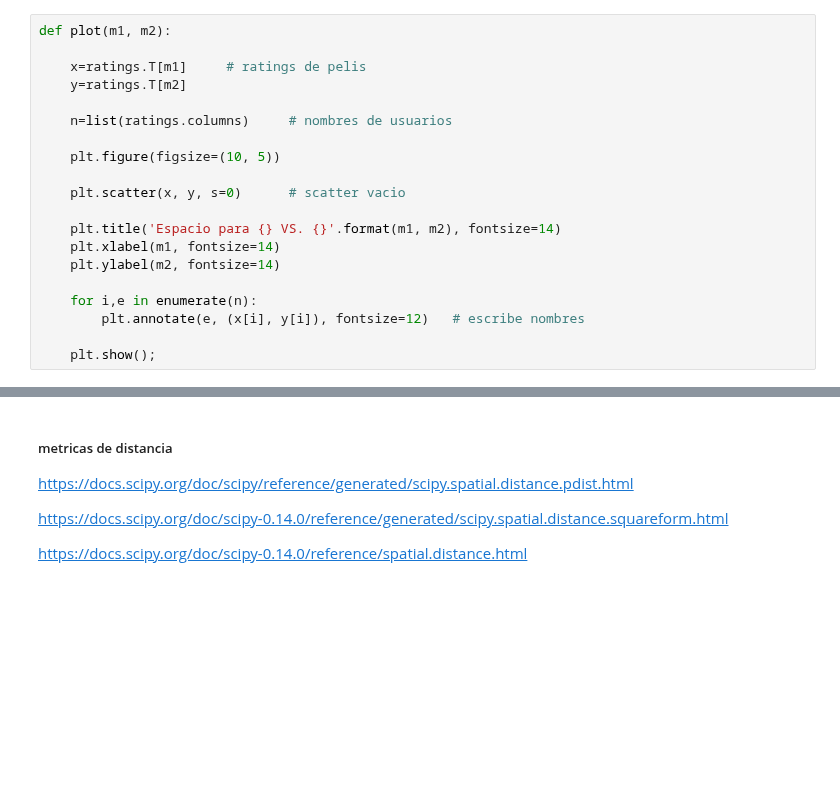
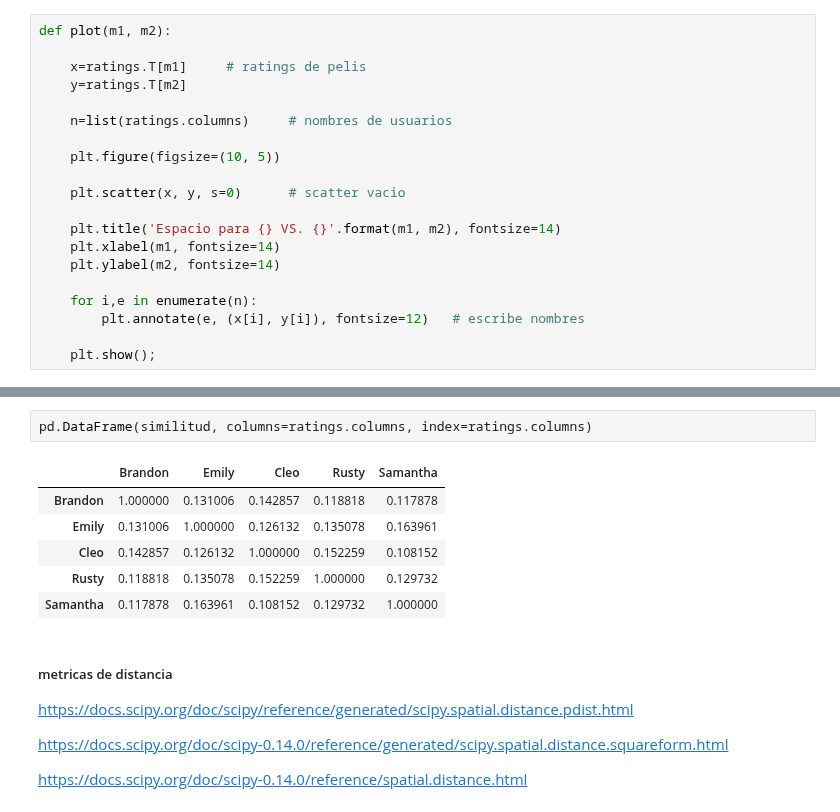
Before and after one commit to Ironhack-Data-Madrid-Julio-2023/apuntes_clase, a Jupyter notebook: semana_8/1.2 - Sistemas de recomendacion.ipynb, the cells around one changed output, grey strips where cells are left out. Saved outputs shown, nothing was run; the diff lists cells and outputs as text; blank space fills up the shorter version.

```diff
--- a/semana_8/1.2 - Sistemas de recomendacion.ipynb
+++ b/semana_8/1.2 - Sistemas de recomendacion.ipynb
@@ -72,3 +105,12 @@ similitud  # pertenecen al intervalo (0, 1)
+# %%
+pd.DataFrame(similitud, columns=ratings.columns, index=ratings.columns)
+# %% [output]
+|  | Brandon | Emily | Cleo | Rusty | Samantha |
+| Brandon | 1.000000 | 0.131006 | 0.142857 | 0.118818 | 0.117878 |
+| Emily | 0.131006 | 1.000000 | 0.126132 | 0.135078 | 0.163961 |
+| Cleo | 0.142857 | 0.126132 | 1.000000 | 0.152259 | 0.108152 |
+| Rusty | 0.118818 | 0.135078 | 0.152259 | 1.000000 | 0.129732 |
+| Samantha | 0.117878 | 0.163961 | 0.108152 | 0.129732 | 1.000000 |
 # %% [markdown]
 ##### metricas de distancia
 
```
Also changed, not shown: parts of 17 cells of this notebook.
